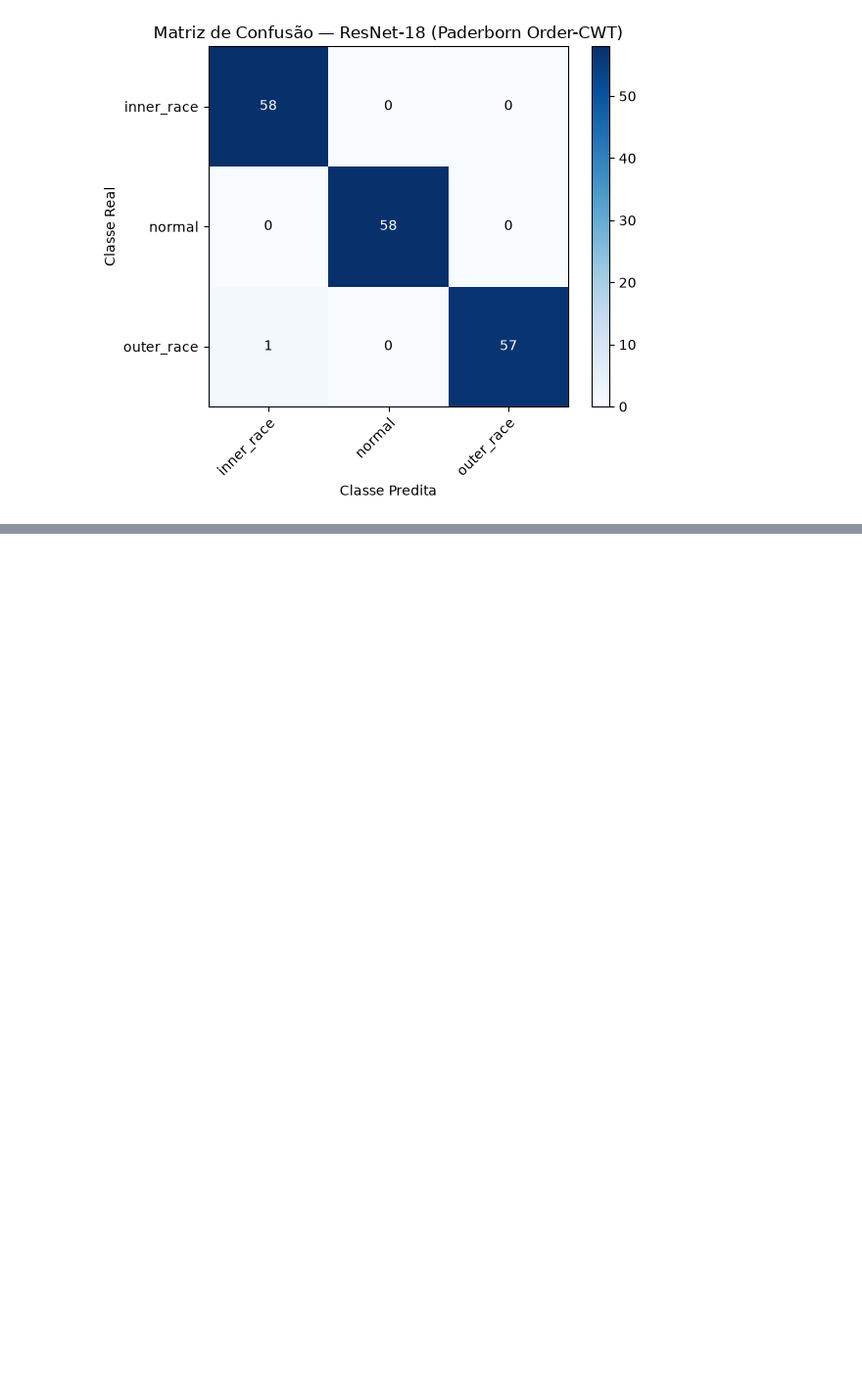
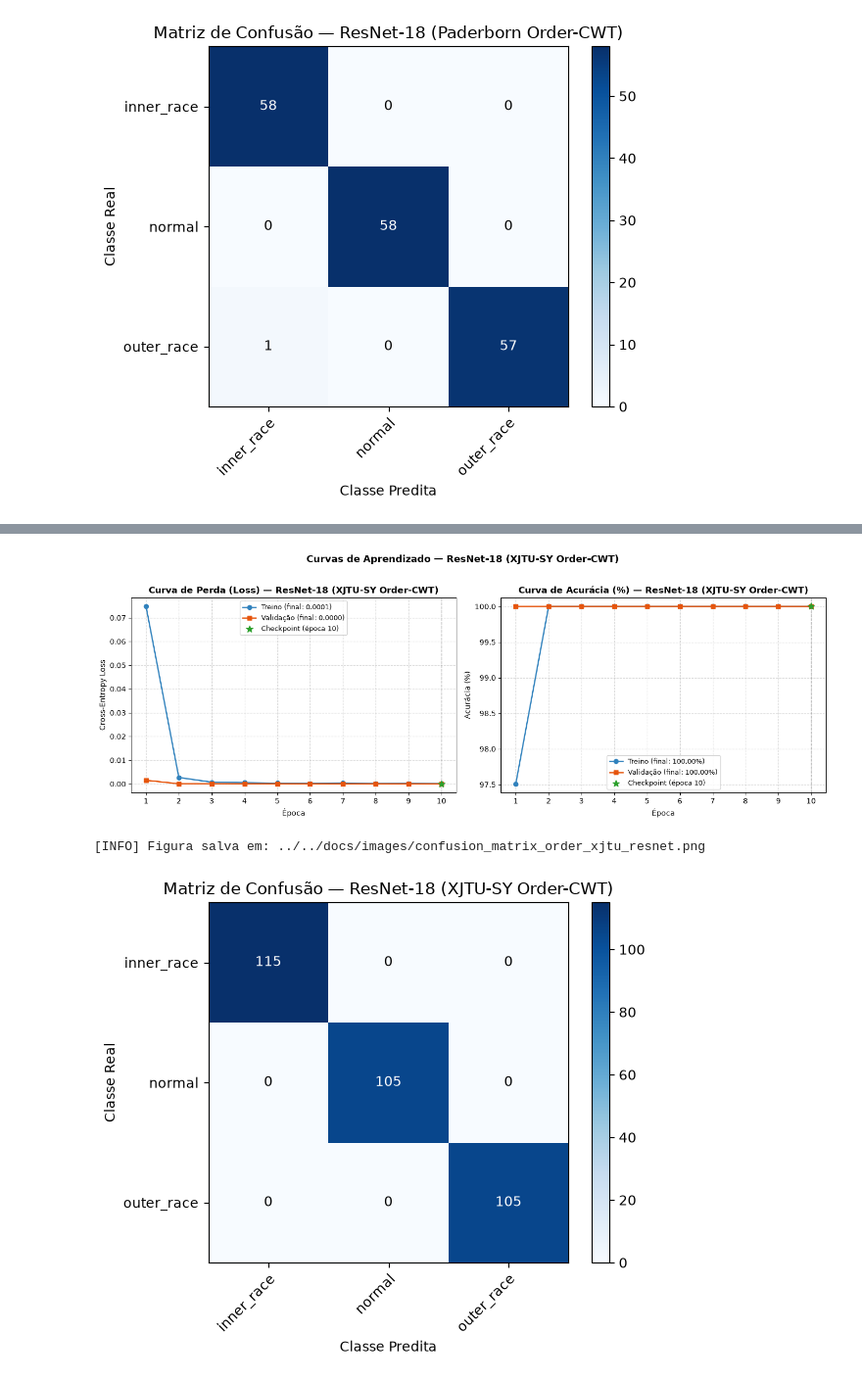
Before and after one commit to jvkauer/bearing-fault-diagnosis-cwt-cnn, a Jupyter notebook: notebooks/4_order_tracking/02_geracao_e_treinamento_order_cwt.ipynb, the cells around one changed output, grey strips where cells are left out. Shown at 98% size. Drawn from its saved outputs; the diff is of its cells as text; code cells hidden in the pictures; blank space fills up the shorter version.

Commit message:
feat(pipeline): adiciona pipeline XJTU-SY, notebooks Few-Shot e avaliacoes tripartites

```diff
--- a/notebooks/4_order_tracking/02_geracao_e_treinamento_order_cwt.ipynb
+++ b/notebooks/4_order_tracking/02_geracao_e_treinamento_order_cwt.ipynb
@@ -149,0 +194,22 @@ plot_confusion_matrix(
+# %%
+res_xjtu_order = train_and_evaluate_transfer_model(
+    model_name="resnet18",
+    num_epochs=NUM_EPOCHS,
+    lr=LEARNING_RATE,
+    freeze=False,
+    data_dir=ORDER_XJTU_DIR,
+    checkpoint_prefix="checkpoint_order_xjtu"
+)
+
+plot_training_curves(
+    res_xjtu_order['history'],
+    model_name="ResNet-18 (XJTU-SY Order-CWT)",
+    save_path="../../docs/images/training_curves_order_xjtu_resnet.png"
+)
+
+plot_confusion_matrix(
+    res_xjtu_order,
+    model_name="ResNet-18 (XJTU-SY Order-CWT)",
+    save_path="../../docs/images/confusion_matrix_order_xjtu_resnet.png"
+)
+# %% [output]
@@ -149,0 +234,3 @@ plot_confusion_matrix(
+[figure, added]
+[INFO] Figura salva em: ../../docs/images/confusion_matrix_order_xjtu_resnet.png
+[figure, added]
```
Also changed, not shown: parts of 4 cells of this notebook, 34 other files.
